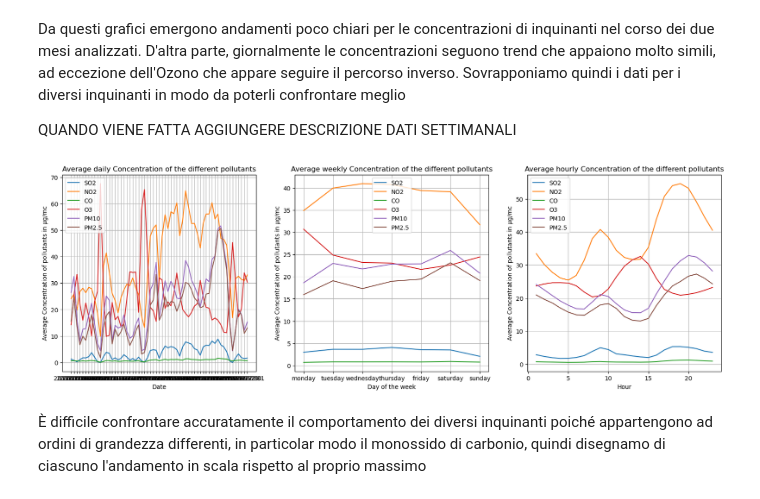
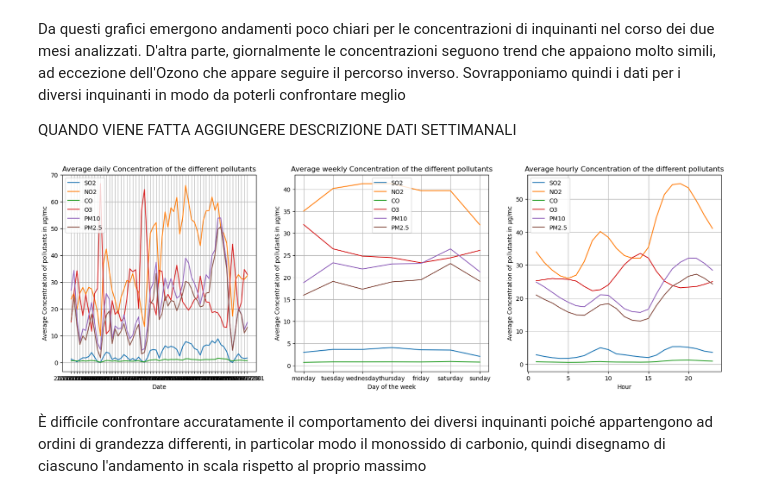
Before and after one commit to CarloDegasperi/DataScience, a Jupyter notebook: notebooks/02_exploratory_data_analysis.ipynb, the cells around one changed output. Saved outputs shown, nothing was run; the diff lists cells and outputs as text; code cells hidden in the pictures.

```diff
--- a/notebooks/02_exploratory_data_analysis.ipynb
+++ b/notebooks/02_exploratory_data_analysis.ipynb
@@ -133,6 +133,8 @@ Da questi grafici emergono andamenti poco chiari per le concentrazioni di inquin
 QUANDO VIENE FATTA AGGIUNGERE DESCRIZIONE DATI SETTIMANALI
 # %%
 # Sono indeciso su questa cella, probabilente la rimuoverò
+
+dataframe_df = dataframe_df[dataframe_df['station_appa'] != 'Riva del Garda']
 
 pols = ['SO2', 'NO2', 'CO', 'O3', 'PM10', 'PM2.5']
 
@@ -145,34 +147,34 @@ for p in pols:
     week_order = ['monday', 'tuesday', 'wednesday', 'thursday', 'friday', 'saturday', 'sunday']
     weekly_p['week_day'] = pd.Categorical(weekly_p['week_day'],categories=week_order,ordered=True)
     weekly_p = weekly_p.sort_values('week_day')
 
     hourly_p = (dataframe_df.groupby(['hour'])[p].mean().reset_index())
 
     ax1.plot(daily_p['date'], daily_p[p])
     ax2.plot(weekly_p['week_day'], weekly_p[p])
     ax3.plot(hourly_p['hour'], hourly_p[p])
 
 ax1.set_xlabel('Date')
 ax1.set_ylabel('Average Concentration of pollutants in µg/mc')
 ax1.set_title('Average daily Concentration of the different pollutants')
 ax1.legend(pols)
 ax1.grid(True)
 
 ax2.set_xlabel('Day of the week')
 ax2.set_ylabel('Average Concentration of pollutants in µg/mc')
 ax2.set_title('Average weekly Concentration of the different pollutants')
 ax2.legend(pols)
 ax2.grid(True)
 
 ax3.set_xlabel('Hour')
 ax3.set_ylabel('Average Concentration of pollutants in µg/mc')
 ax3.set_title('Average hourly Concentration of the different pollutants')
 ax3.legend(pols)
 ax3.grid(True)
 
 plt.show()
 # %% [output]
-[figure, old version]
+[figure, new version]
 # %% [markdown]
 È difficile confrontare accuratamente il comportamento dei diversi inquinanti poiché appartengono ad ordini di grandezza differenti, in particolar modo il monossido di carbonio, quindi disegnamo di ciascuno l'andamento in scala rispetto al proprio massimo
 # %%
```
Also changed, not shown: parts of 2 cells of this notebook, 1 other file.
